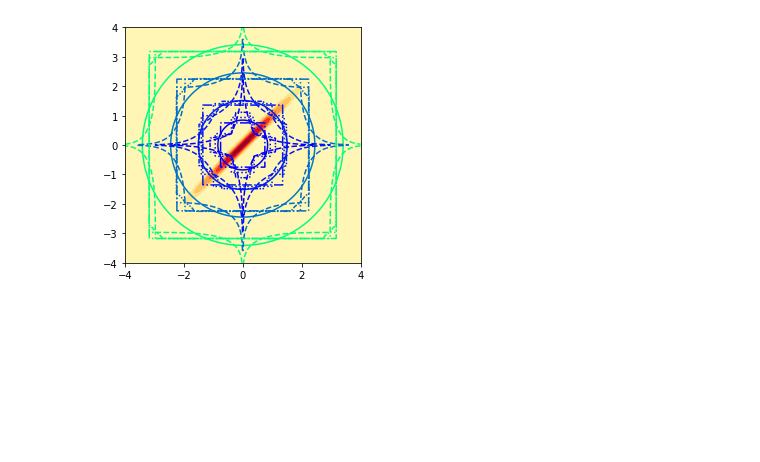
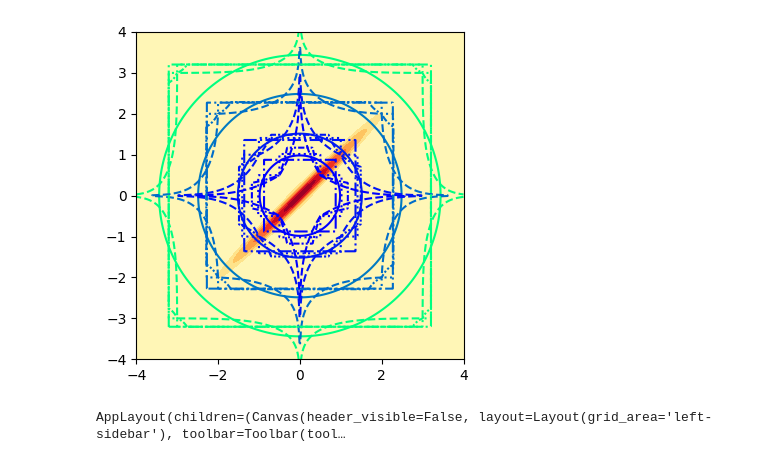
Before and after one commit to ast0815/covfit, a Jupyter notebook: confidence.ipynb, the cells around one changed output. Saved outputs shown, nothing was run; the diff lists cells and outputs as text; code cells hidden in the pictures; blank space fills up the shorter version.

Commit message:
Separate static and interactive plots.

```diff
--- a/confidence.ipynb
+++ b/confidence.ipynb
@@ -2,17 +2,16 @@
 from ipynb.fs.defs.covfit import *
 # %%
 # 2D confidence contours
-#%matplotlib widget
-interactive = False
+%matplotlib widget
 from matplotlib import pyplot as plt
-from scipy.stats import chi2, multivariate_normal
+from scipy.stats import chi, chi2, multivariate_normal
 
 x = np.linspace(-4.0, 4.0, 500)
 y = np.linspace(-4.0, 4.0, 500)
 xx, yy = np.meshgrid(x, y)
 data = np.concatenate((xx[...,np.newaxis], yy[...,np.newaxis]), axis=-1)
 
-CL = [.30, .68, .95, .997]
+CL = chi.cdf([0.5, 1, 2, 3], df=1)
 l2 = chi2.ppf(CL, df=2)
 l1 = chi2.ppf(CL, df=1)
 
@@ -29,35 +28,39 @@ cont["naive"] = ax.contour(xx, yy, zz, levels=l2, cmap=cmap, linestyles="solid")
 zz = scaled(data, 2)
 cont["fitted"] = ax.contour(xx, yy, zz, levels=l1, cmap=cmap, linestyles="dashdot")
 
 zz = invariant1(data)
 cont["invariant 1"] = ax.contour(xx, yy, zz, levels=l1, cmap=cmap, linestyles="dashed")
 
 zz = invariant2(data)
 cont["invariant 2"] = ax.contour(xx, yy, zz, levels=l1, cmap=cmap, linestyles="dotted")
 
 zz = invariant3(data, alpha=0.7)
 cont["invariant 3"] = ax.contour(xx, yy, zz, levels=l1, cmap=cmap, linestyles=[(0,(3,1,1,1,1,1))])
 
 # Add some "data"
 cmap = "YlOrRd"
 dat = {}
 dist = multivariate_normal(mean=[0,0], cov=[[1,0],[0,1]])
 zz = dist.pdf(data)
 dat["0% corr"] = ax.contourf(xx, yy, zz, cmap=cmap)
 
 dist = multivariate_normal(mean=[0,0], cov=[[1,.5],[.5,1]])
 zz = dist.pdf(data)
 dat["50% corr"] = ax.contourf(xx, yy, zz, cmap=cmap)
 
 dist = multivariate_normal(mean=[0,0], cov=[[1,.9],[.9,1]])
 zz = dist.pdf(data)
 dat["90% corr"] = ax.contourf(xx, yy, zz, cmap=cmap)
 
 dist = multivariate_normal(mean=[0,0], cov=[[1,.99],[.99,1]])
 zz = dist.pdf(data)
 dat["99% corr"] = ax.contourf(xx, yy, zz, cmap=cmap)
+
+display(fig)
+# %% [output]
+[figure, added]
 # %%
-# (Interactive) plot
+# Interactive plot
 import ipywidgets as widgets
 
 state = {}
@@ -74,13 +77,10 @@ def toggle_visibility(data="None", **kwargs):
         for a in dat[k].collections:
             a.set_visible(v)
 
-if interactive:
-    w = widgets.interactive(toggle_visibility, **state)
-    #fig.canvas.resizable=False
-    fig.canvas.header_visible = False
-    ui = widgets.AppLayout(left_sidebar=fig.canvas, right_sidebar=w)
-    display(ui)
-else:
-    display(fig)
+w = widgets.interactive(toggle_visibility, **state)
+#fig.canvas.resizable=False
+fig.canvas.header_visible = False
+ui = widgets.AppLayout(left_sidebar=fig.canvas, right_sidebar=w)
+display(ui)
 # %% [output]
-[figure, removed]
+AppLayout(children=(Canvas(header_visible=False, layout=Layout(grid_area='left-sidebar'), toolbar=Toolbar(tool…
```
